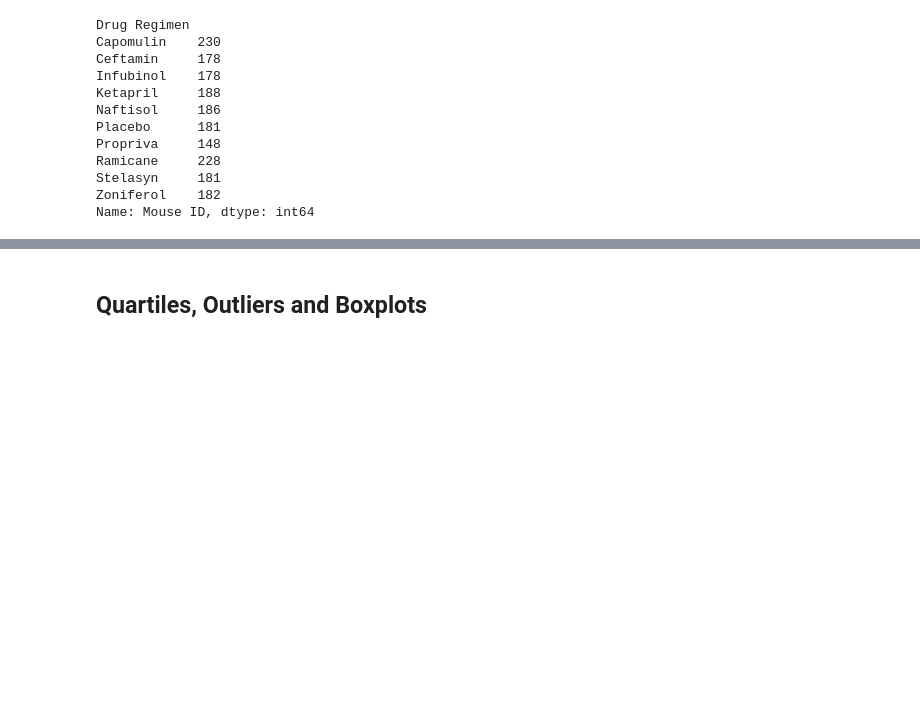
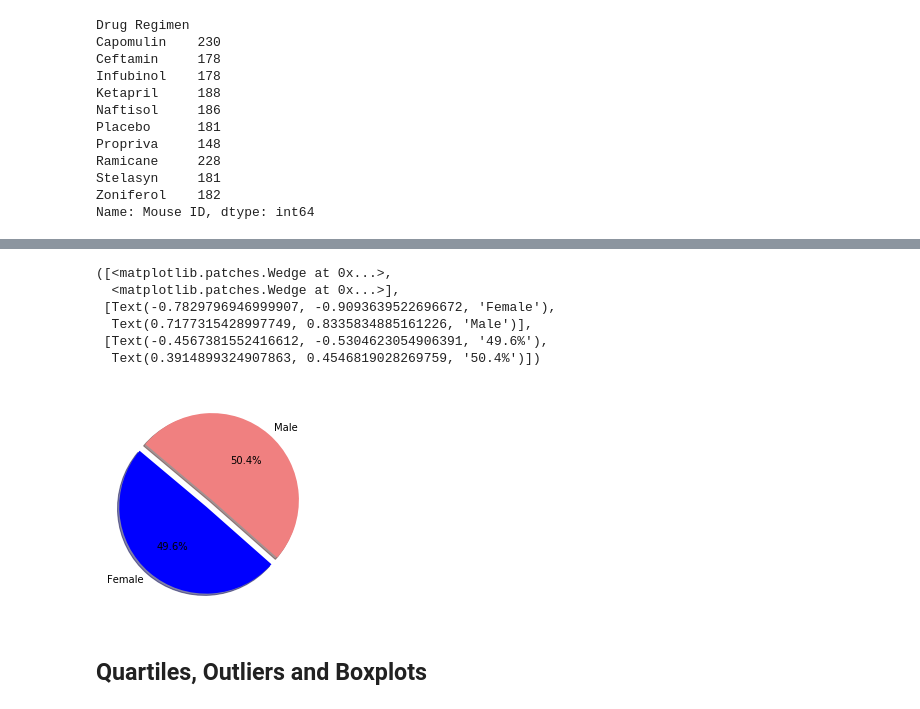
Before and after one commit to temidolan/Matplotlib_Challenge, a Jupyter notebook: Pymaceuticals/pymaceuticals_tumor_homework.ipynb, the cells around one changed output, grey strips where cells are left out. Cells and saved outputs as stored; diff of their text form; code cells hidden in the pictures; blank space fills up the shorter version.

```diff
--- a/Pymaceuticals/pymaceuticals_tumor_homework.ipynb
+++ b/Pymaceuticals/pymaceuticals_tumor_homework.ipynb
@@ -194,3 +205,26 @@ plt.ylim(0, max(mice_treatment_bar)+ 0.3)
+# %%
+# Generate a pie plot showing the distribution of female versus male mice using pyplot
+female_male= clean_data_df.groupby(["Mouse ID","Sex"])
+female_male_df=pd.DataFrame(female_male.size())
+sex_gender=pd.DataFrame(female_male_df.groupby(["Sex"]).count())
+sex_gender.columns=["Total"]
+
+sex_gender["percentage"]=(sex_gender["Total"]/sex_gender["Total"].sum())*100
+sex_gender.head()
+labels=["Female","Male"]
+sizes=[49.59,50.40]
+colors=["blue","lightcoral"]
+explode=[0.1,0]
+plt.pie(sizes, explode=explode, labels=labels, colors=colors,
+        autopct="%1.1f%%", shadow=True, startangle=140)
+# %% [output]
+([<matplotlib.patches.Wedge at 0x...>,
+  <matplotlib.patches.Wedge at 0x...>],
+ [Text(-0.7829796946999907, -0.9093639522696672, 'Female'),
+  Text(0.7177315428997749, 0.8335834885161226, 'Male')],
+ [Text(-0.4567381552416612, -0.5304623054906391, '49.6%'),
+  Text(0.3914899324907863, 0.4546819028269759, '50.4%')])
+[figure, added]
 # %% [markdown]
 ## Quartiles, Outliers and Boxplots
 # %%
```
Also changed, not shown: parts of 5 cells of this notebook.
